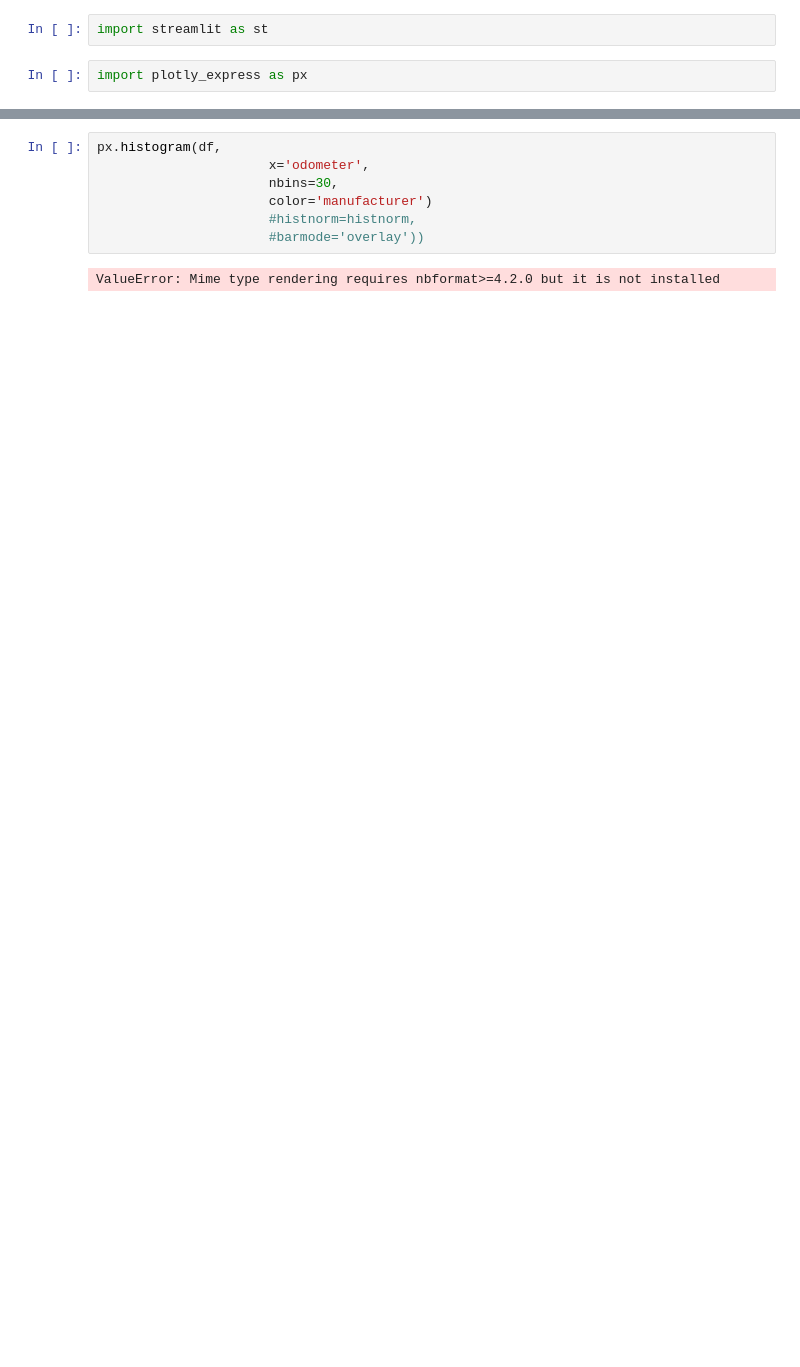
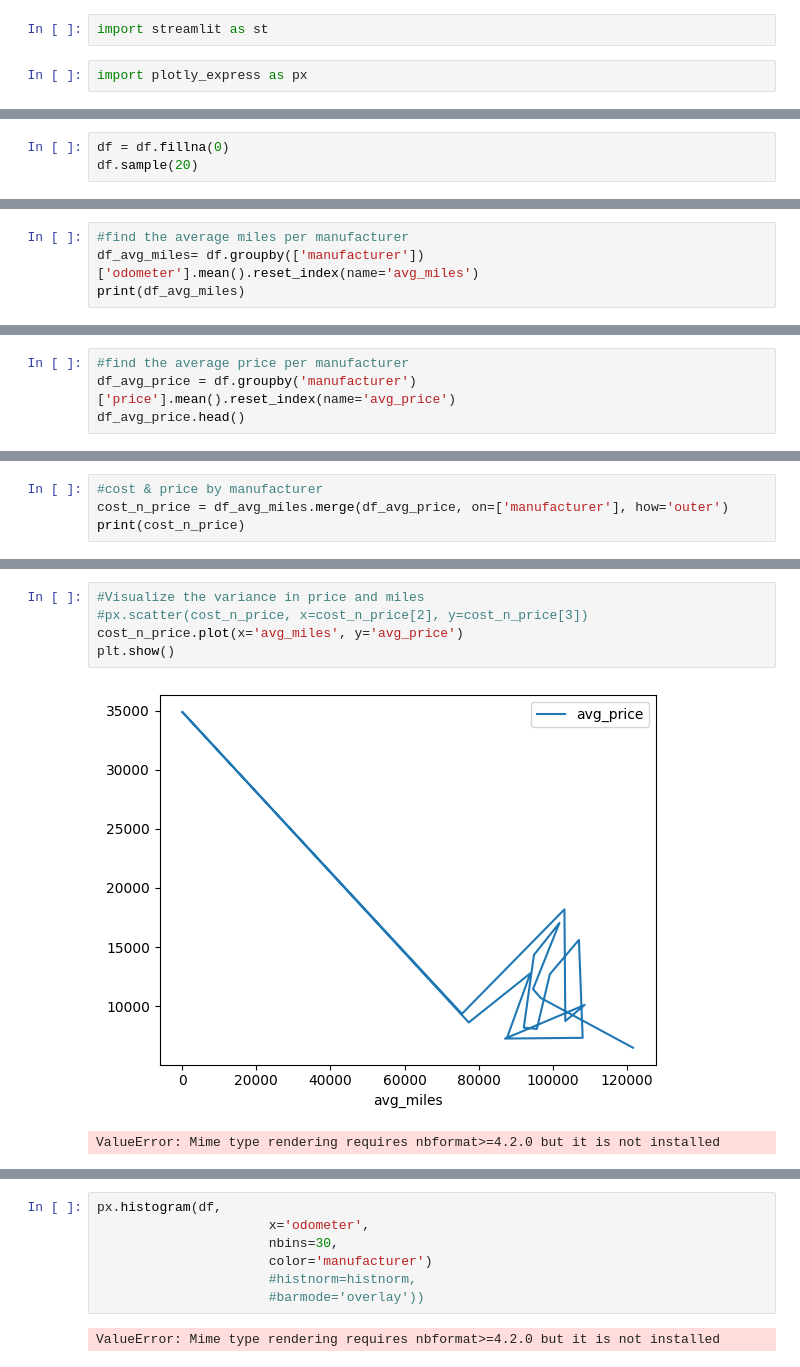
Before and after one commit to imnatec/proj_one, a Jupyter notebook: notebooks/EDA.ipynb, the cells around one changed output, grey strips where cells are left out. Drawn from its saved outputs; the diff is of its cells as text; blank space fills up the shorter version.

```diff
--- a/notebooks/EDA.ipynb
+++ b/notebooks/EDA.ipynb
@@ -19,0 +38,3 @@ df.head()
+# %%
+df = df.fillna(0)
+df.sample(20)
@@ -19,0 +59,4 @@ df.head()
+# %%
+#find the average miles per manufacturer
+df_avg_miles= df.groupby(['manufacturer'])['odometer'].mean().reset_index(name='avg_miles')
+print(df_avg_miles)
@@ -19,0 +84,4 @@ df.head()
+# %%
+#find the average price per manufacturer
+df_avg_price = df.groupby('manufacturer')['price'].mean().reset_index(name='avg_price')
+df_avg_price.head()
@@ -19,0 +95,4 @@ df.head()
+# %%
+#cost & price by manufacturer
+cost_n_price = df_avg_miles.merge(df_avg_price, on=['manufacturer'], how='outer')
+print(cost_n_price)
@@ -19,0 +120,8 @@ df.head()
+# %%
+#Visualize the variance in price and miles
+#px.scatter(cost_n_price, x=cost_n_price[2], y=cost_n_price[3])
+cost_n_price.plot(x='avg_miles', y='avg_price')
+plt.show()
+# %% [output]
+[figure, added]
+ValueError: Mime type rendering requires nbformat>=4.2.0 but it is not installed
```
Also changed, not shown: parts of 12 cells of this notebook.
